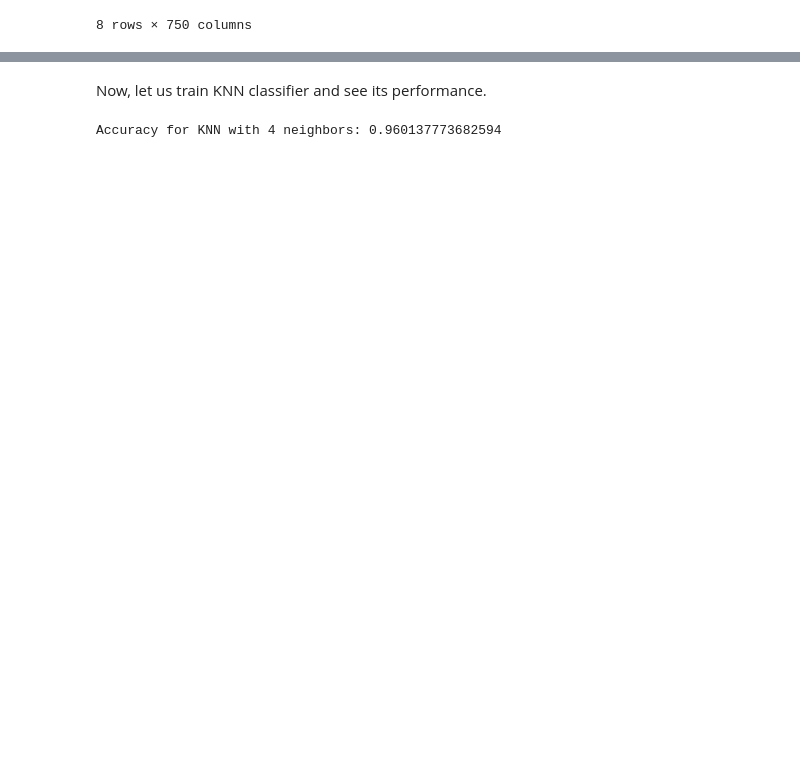
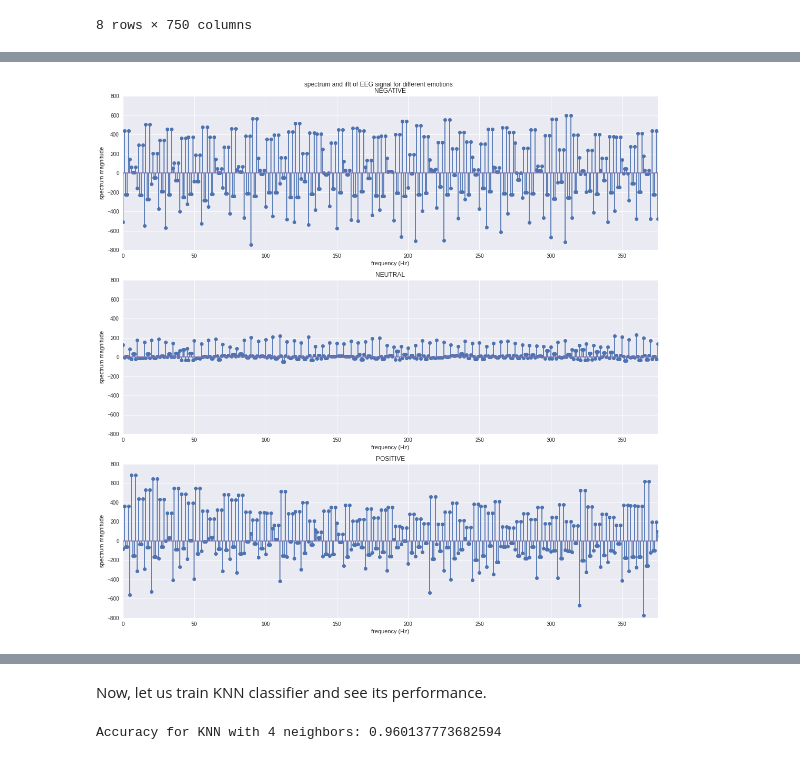
Before and after one commit to sophmintaii/EEG_emotion_recognition, a Jupyter notebook: myntiuk_EEG_emotion_recognition.ipynb, the cells around one changed output, grey strips where cells are left out. Saved outputs shown, nothing was run; the diff lists cells and outputs as text; code cells hidden in the pictures; blank space fills up the shorter version.

```diff
--- a/myntiuk_EEG_emotion_recognition.ipynb
+++ b/myntiuk_EEG_emotion_recognition.ipynb
@@ -96,0 +182,39 @@ Text(0, 0.5, 'spectrum magnitude')
+# %%
+def get_fft(signal):
+    fft = np.fft.fft(signal)
+    fft = [elem.real for elem in fft]
+    return fft
+# %%
+ffts = []
+for ifft in iffts:
+    ffts.append(get_fft(ifft))
+# %%
+plt.rcParams["figure.figsize"] = (15, 15)
+fig, axs = plt.subplots(3, 1)
+fig.suptitle('spectrum and ifft of EEG signal for different emotions')
+
+axs[0].stem(freq, ffts[0])
+axs[0].set_xlabel("frequency (Hz)")
+axs[0].set_ylabel("spectrum magnitude")
+axs[0].title.set_text("NEGATIVE")
+axs[0].set_xlim([0, fs / 2])
+axs[0].set_ylim([-800, 800])
+
+axs[1].stem(freq, ffts[1])
+axs[1].set_xlabel("frequency (Hz)")
+axs[1].set_ylabel("spectrum magnitude")
+axs[1].title.set_text("NEUTRAL")
+axs[1].set_xlim([0, fs / 2])
+axs[1].set_ylim([-800, 800])
+
+axs[2].stem(freq, ffts[2])
+axs[2].set_xlabel("frequency (Hz)")
+axs[2].set_ylabel("spectrum magnitude")
+axs[2].title.set_text("POSITIVE")
+axs[2].set_xlim([0, fs / 2])
+axs[2].set_ylim([-800, 800])
+
+plt.tight_layout()
+plt.show()
+# %% [output]
+[figure, added]
```
Also changed, not shown: parts of 19 cells of this notebook.
